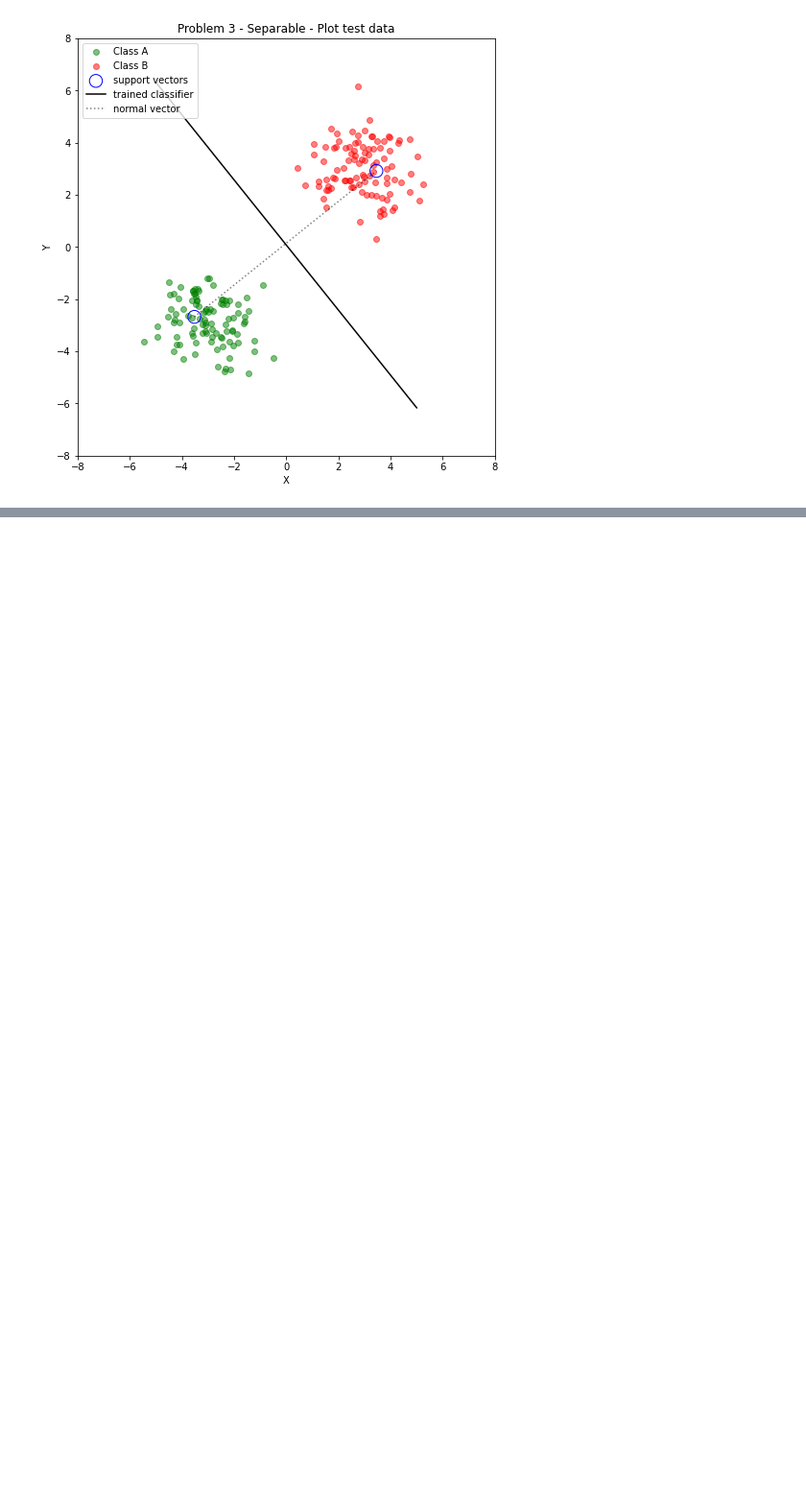
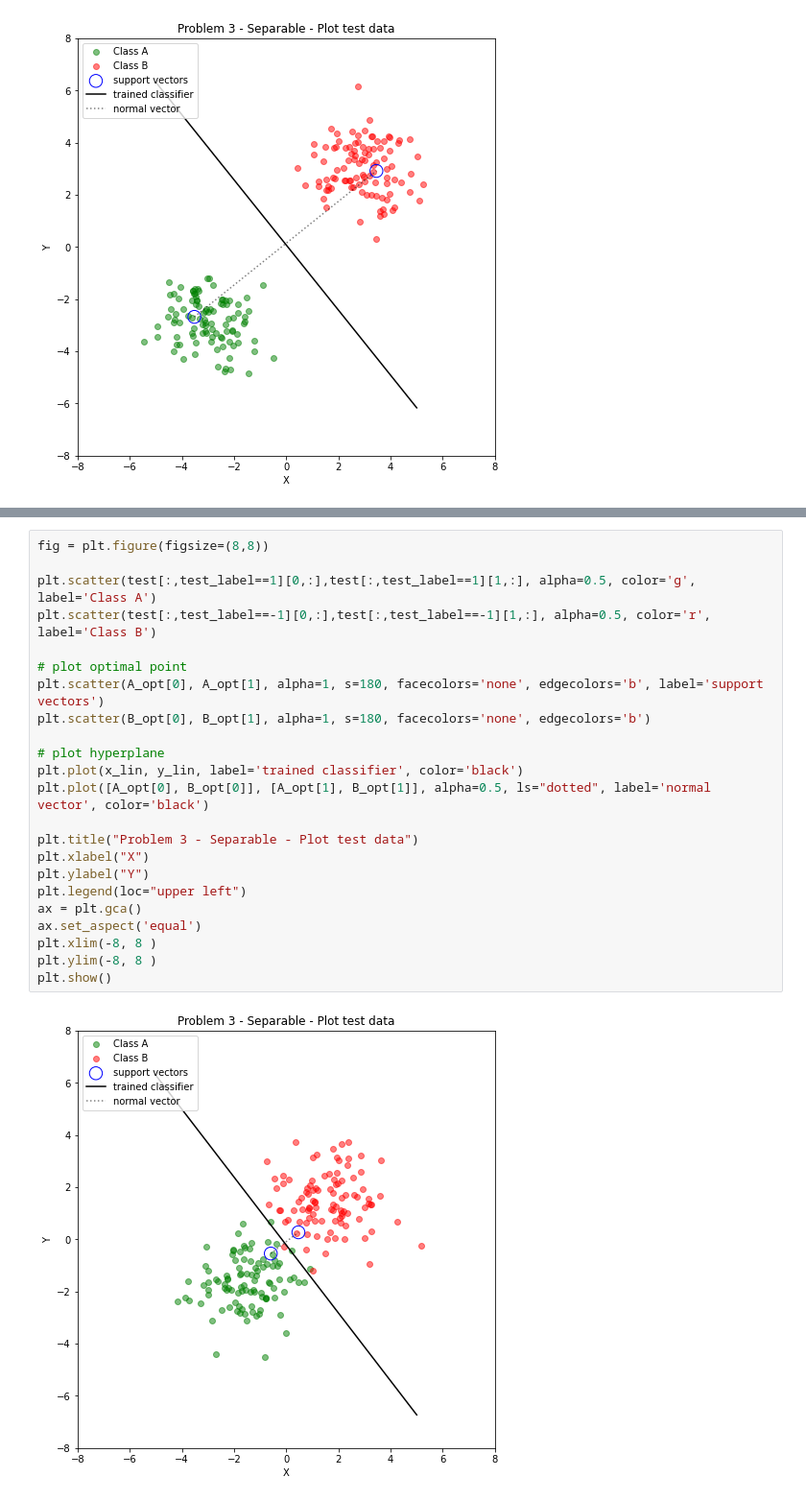
Before and after one commit to anvuongb/ece569_cvxopt_hw3, a Jupyter notebook: prob3.ipynb, the cells around one changed output, grey strips where cells are left out. Shown at 96% size. Cells and saved outputs as stored; diff of their text form; blank space fills up the shorter version.

```diff
--- a/prob3.ipynb
+++ b/prob3.ipynb
@@ -186,0 +401,25 @@ plt.show()
+# %%
+fig = plt.figure(figsize=(8,8))
+
+plt.scatter(test[:,test_label==1][0,:],test[:,test_label==1][1,:], alpha=0.5, color='g', label='Class A')
+plt.scatter(test[:,test_label==-1][0,:],test[:,test_label==-1][1,:], alpha=0.5, color='r', label='Class B')
+
+# plot optimal point
+plt.scatter(A_opt[0], A_opt[1], alpha=1, s=180, facecolors='none', edgecolors='b', label='support vectors')
+plt.scatter(B_opt[0], B_opt[1], alpha=1, s=180, facecolors='none', edgecolors='b')
+
+# plot hyperplane
+plt.plot(x_lin, y_lin, label='trained classifier', color='black')
+plt.plot([A_opt[0], B_opt[0]], [A_opt[1], B_opt[1]], alpha=0.5, ls="dotted", label='normal vector', color='black')
+
+plt.title("Problem 3 - Separable - Plot test data")
+plt.xlabel("X")
+plt.ylabel("Y")
+plt.legend(loc="upper left")
+ax = plt.gca()
+ax.set_aspect('equal')
+plt.xlim(-8, 8 )
+plt.ylim(-8, 8 )
+plt.show()
+# %% [output]
+[figure, added]
```
Also changed, not shown: parts of 18 cells of this notebook.
